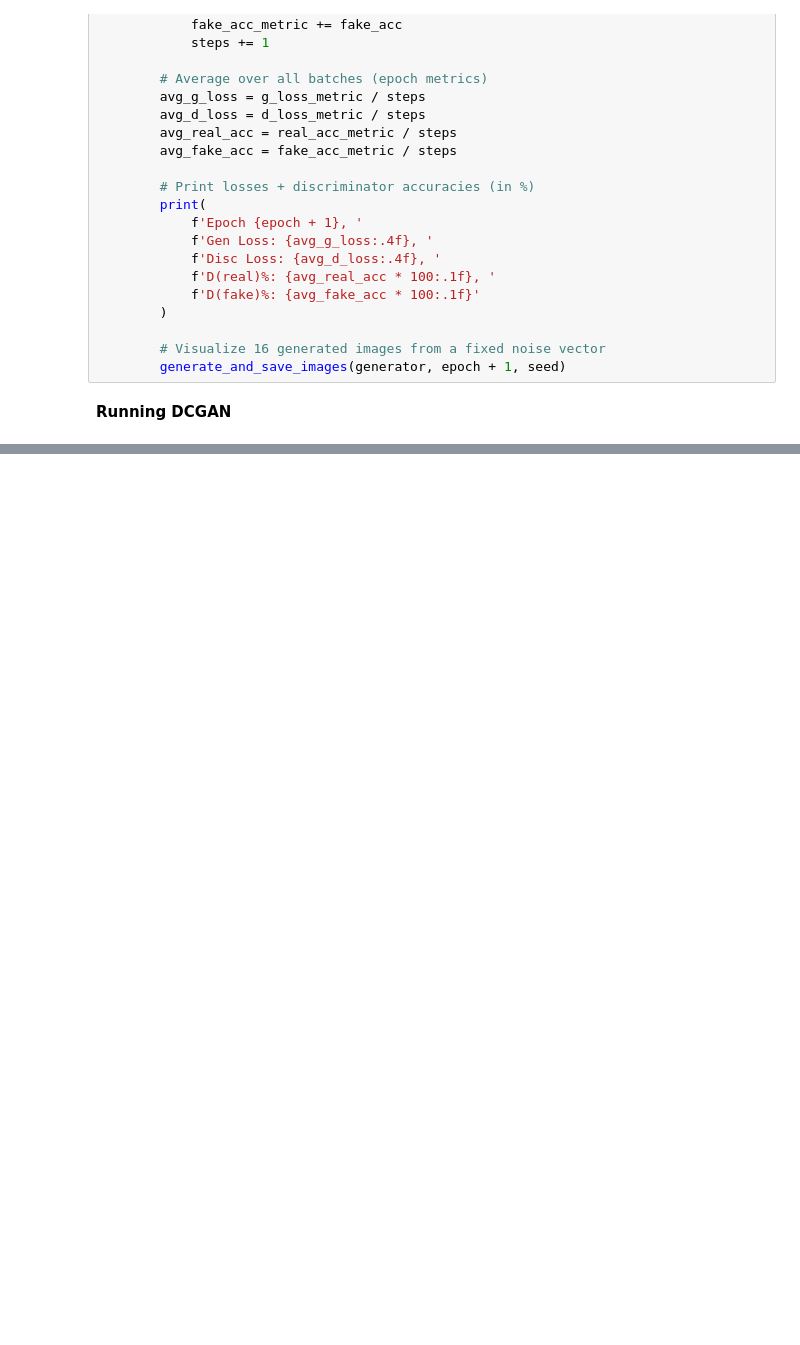
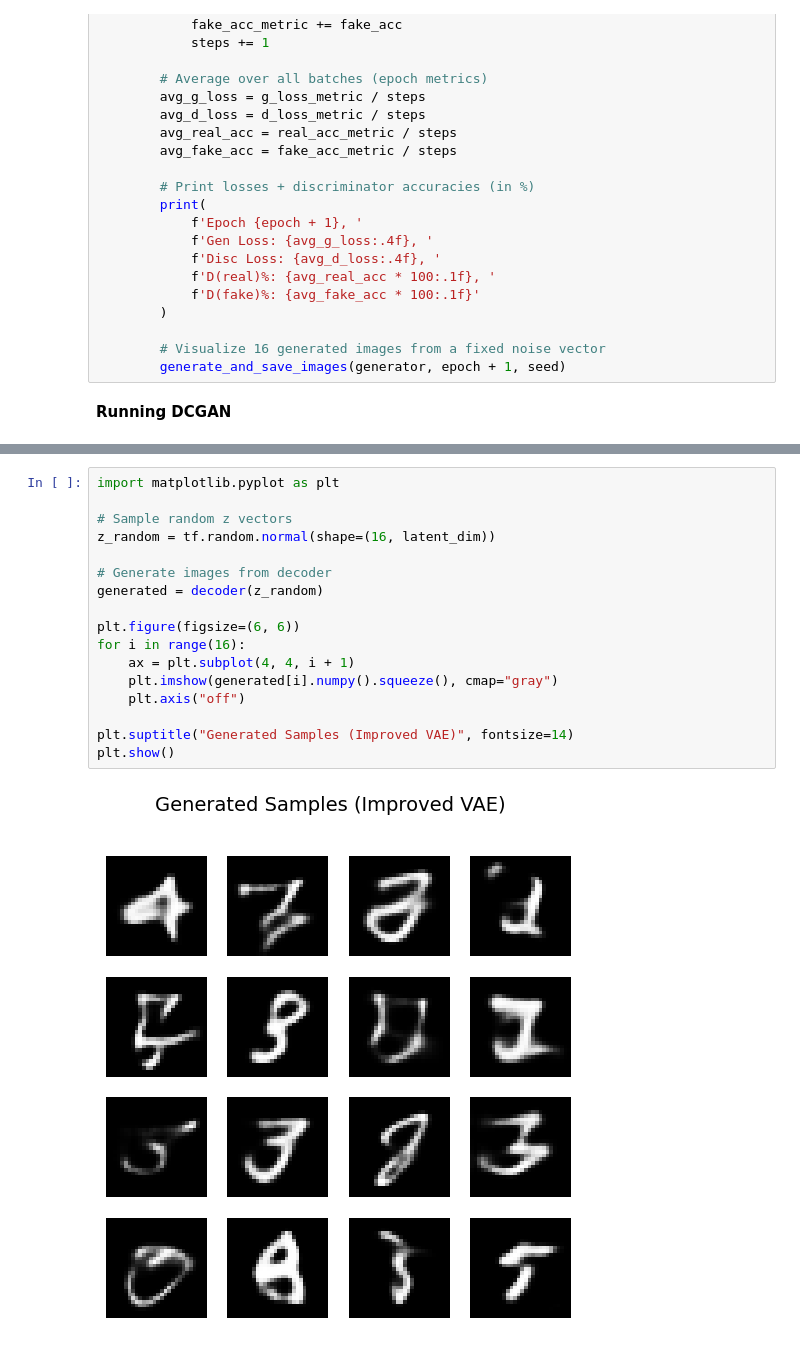
Before and after one commit to MohammadAghaei1/Generative-AI, a Jupyter notebook: GANs_&_VAEs.ipynb, the cells around one changed output, grey strips where cells are left out. Cells and saved outputs as stored; diff of their text form; blank space fills up the shorter version.

```diff
--- a/GANs_&_VAEs.ipynb
+++ b/GANs_&_VAEs.ipynb
@@ -439,0 +710,19 @@ print("-" * 30)
+# %%
+import matplotlib.pyplot as plt
+
+# Sample random z vectors
+z_random = tf.random.normal(shape=(16, latent_dim))
+
+# Generate images from decoder
+generated = decoder(z_random)
+
+plt.figure(figsize=(6, 6))
+for i in range(16):
+    ax = plt.subplot(4, 4, i + 1)
+    plt.imshow(generated[i].numpy().squeeze(), cmap="gray")
+    plt.axis("off")
+
+plt.suptitle("Generated Samples (Improved VAE)", fontsize=14)
+plt.show()
+# %% [output]
+[figure, added]
```
Also changed, not shown: parts of 22 cells of this notebook.
